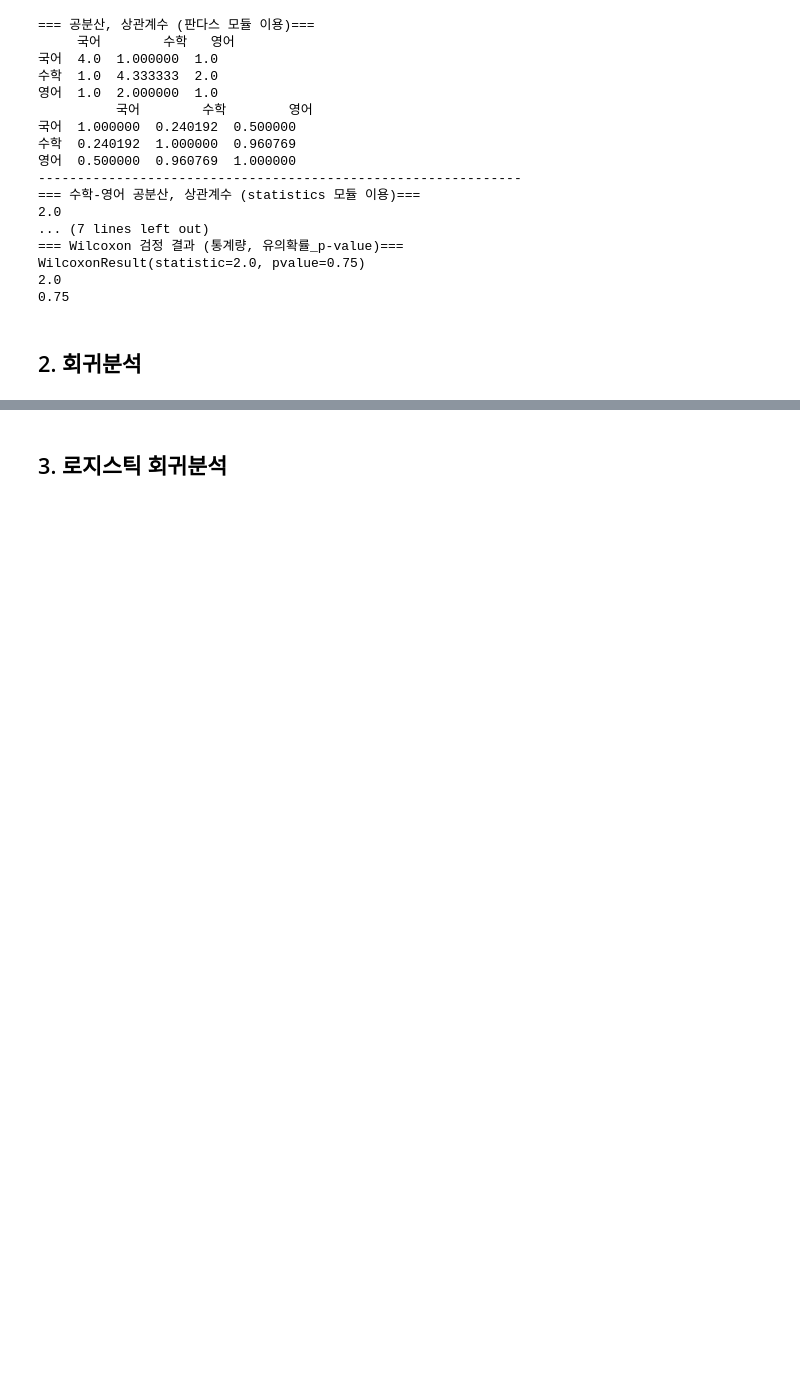
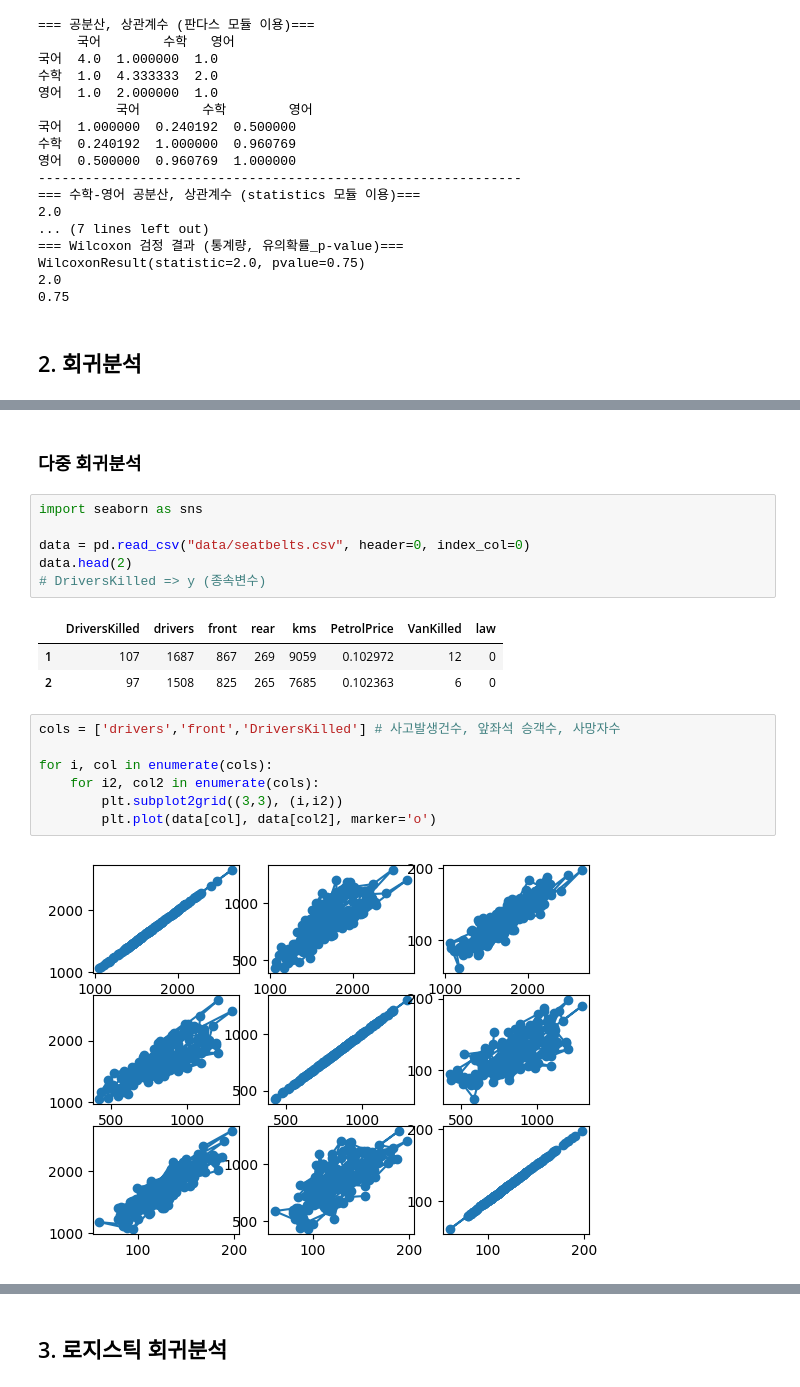
Before and after one commit to RoRdil31/Data-Analytics-Certification, a Jupyter notebook: BigData_Certification.ipynb, the cells around one changed output, grey strips where cells are left out. Saved outputs shown, nothing was run; the diff lists cells and outputs as text; blank space fills up the shorter version.

```diff
--- a/BigData_Certification.ipynb
+++ b/BigData_Certification.ipynb
@@ -348,0 +449,21 @@ WilcoxonResult(statistic=2.0, pvalue=0.75)
+# %% [markdown]
+### 다중 회귀분석
+# %%
+import seaborn as sns
+
+data = pd.read_csv("data/seatbelts.csv", header=0, index_col=0)
+data.head(2)
+# DriversKilled	=> y (종속변수)
+# %% [output]
+|  | DriversKilled | drivers | front | rear | kms | PetrolPrice | VanKilled | law |
+| 1 | 107 | 1687 | 867 | 269 | 9059 | 0.102972 | 12 | 0 |
+| 2 | 97 | 1508 | 825 | 265 | 7685 | 0.102363 | 6 | 0 |
+# %%
+cols = ['drivers','front','DriversKilled'] # 사고발생건수, 앞좌석 승객수, 사망자수
+
+for i, col in enumerate(cols):
+    for i2, col2 in enumerate(cols):
+        plt.subplot2grid((3,3), (i,i2))
+        plt.plot(data[col], data[col2], marker='o')
+# %% [output]
+[figure, added]
```
Also changed, not shown: parts of 18 cells of this notebook.
